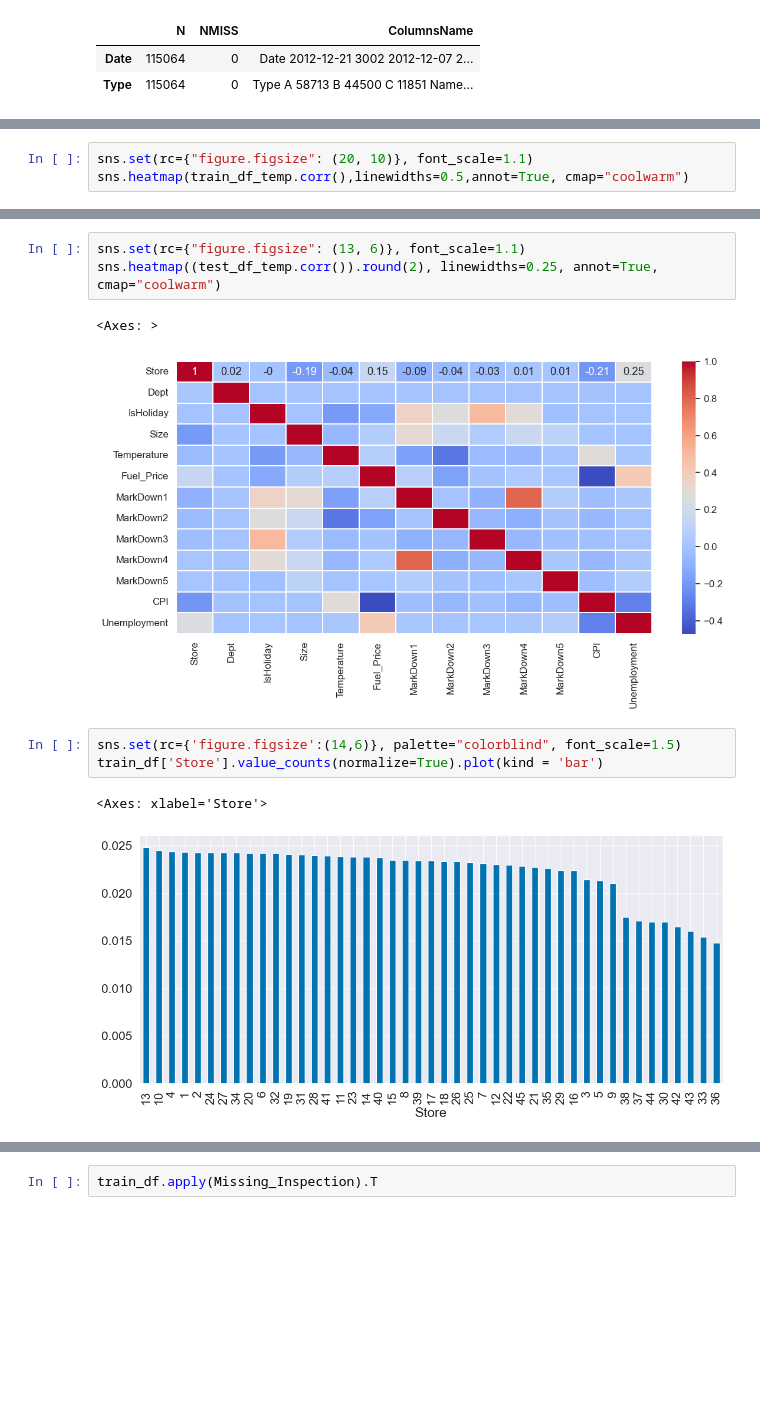
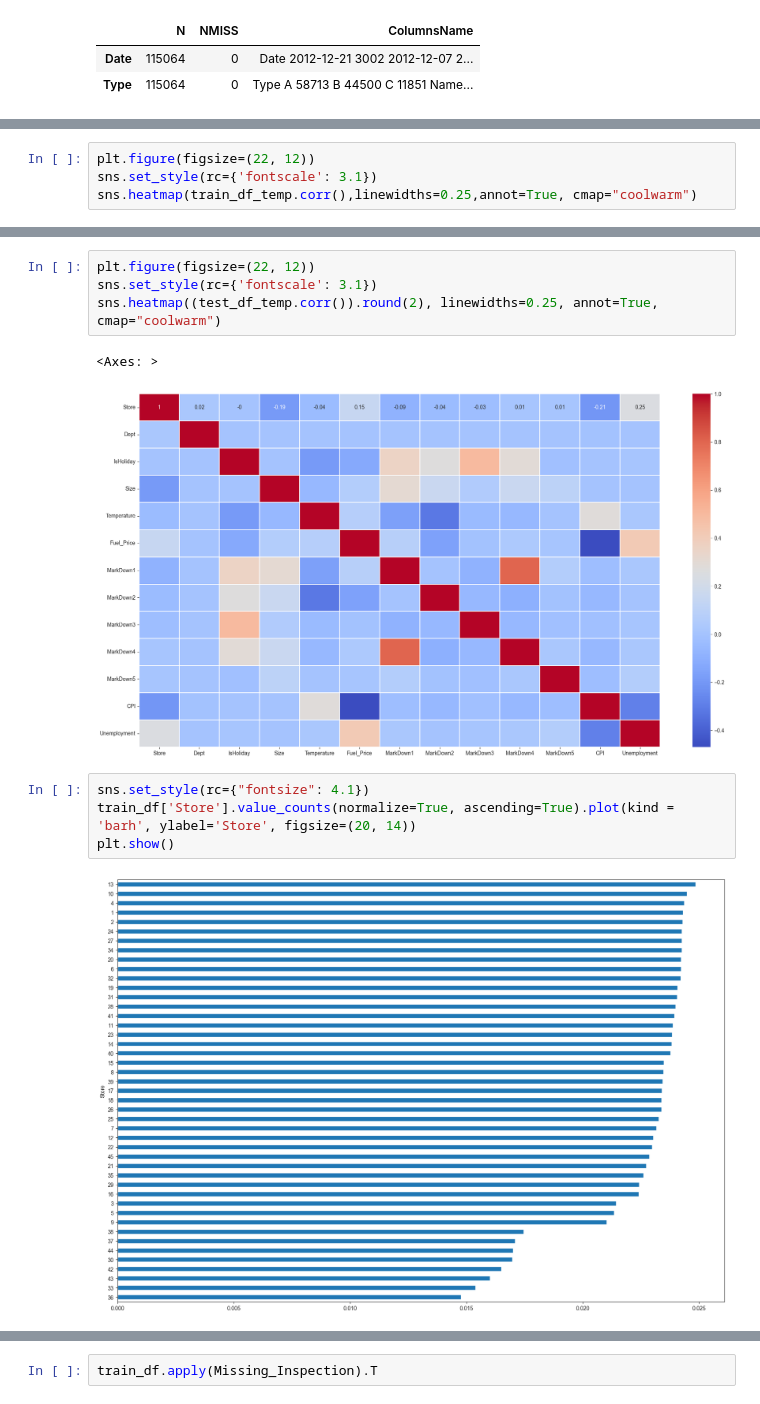
Before and after one commit to MULAKALURI-SAKETH/Walmart-Sales-Forecasting, a Jupyter notebook: Sales forecasting.ipynb, the cells around one changed output, grey strips where cells are left out. Drawn from its saved outputs; the diff is of its cells as text; blank space fills up the shorter version.

```diff
--- a/Sales forecasting.ipynb
+++ b/Sales forecasting.ipynb
@@ -206,7 +212,8 @@ train_corr
 | CPI | -0.211088 | -0.007477 | -0.020921 | -0.001944 | -0.003314 | 0.182112 | -0.164210 | -0.055558 | -0.039534 | ... |
 | Unemployment | 0.208552 | 0.007837 | -0.025864 | 0.010460 | -0.068238 | 0.096730 | -0.033853 | 0.050285 | 0.020940 | ... |
 # %%
-sns.set(rc={"figure.figsize": (20, 10)}, font_scale=1.1)
-sns.heatmap(train_df_temp.corr(),linewidths=0.5,annot=True, cmap="coolwarm")
+plt.figure(figsize=(22, 12))
+sns.set_style(rc={'fontscale': 3.1})
+sns.heatmap(train_df_temp.corr(),linewidths=0.25,annot=True, cmap="coolwarm")
 # %% [output]
 <Axes: >
@@ -232,16 +239,17 @@ test_corr
 | CPI | -0.214872 | -0.006336 | -0.001475 | -0.002916 | 0.280861 | -0.465721 | -0.028729 | -0.059350 | -0.022021 | ... |
 | Unemployment | 0.250321 | 0.004087 | 0.010288 | -0.001988 | 0.022136 | 0.417126 | 0.019241 | -0.000547 | 0.006298 | ... |
 # %%
-sns.set(rc={"figure.figsize": (13, 6)}, font_scale=1.1)
+plt.figure(figsize=(22, 12))
+sns.set_style(rc={'fontscale': 3.1})
 sns.heatmap((test_df_temp.corr()).round(2), linewidths=0.25, annot=True, cmap="coolwarm")
 # %% [output]
 <Axes: >
-[figure, old version]
+[figure, new version]
 # %%
-sns.set(rc={'figure.figsize':(14,6)}, palette="colorblind", font_scale=1.5)
-train_df['Store'].value_counts(normalize=True).plot(kind = 'bar')
+sns.set_style(rc={"fontsize": 4.1})
+train_df['Store'].value_counts(normalize=True, ascending=True).plot(kind = 'barh', ylabel='Store', figsize=(20, 14))
+plt.show()
 # %% [output]
-<Axes: xlabel='Store'>
-[figure, old version]
+[figure, new version]
 # %%
 plt.figure(dpi=65)
```
Also changed, not shown: parts of 27 cells of this notebook, 1 other file.
